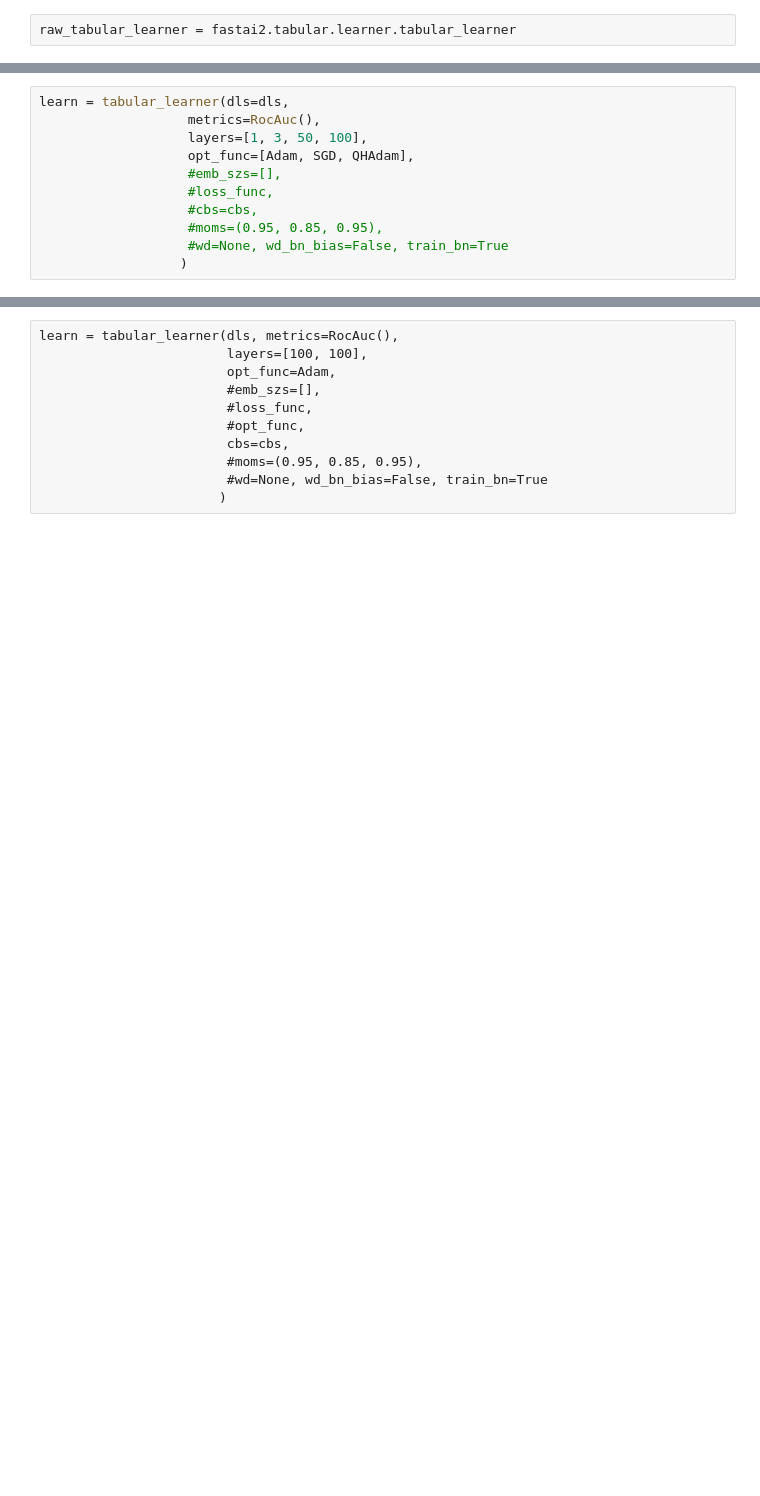
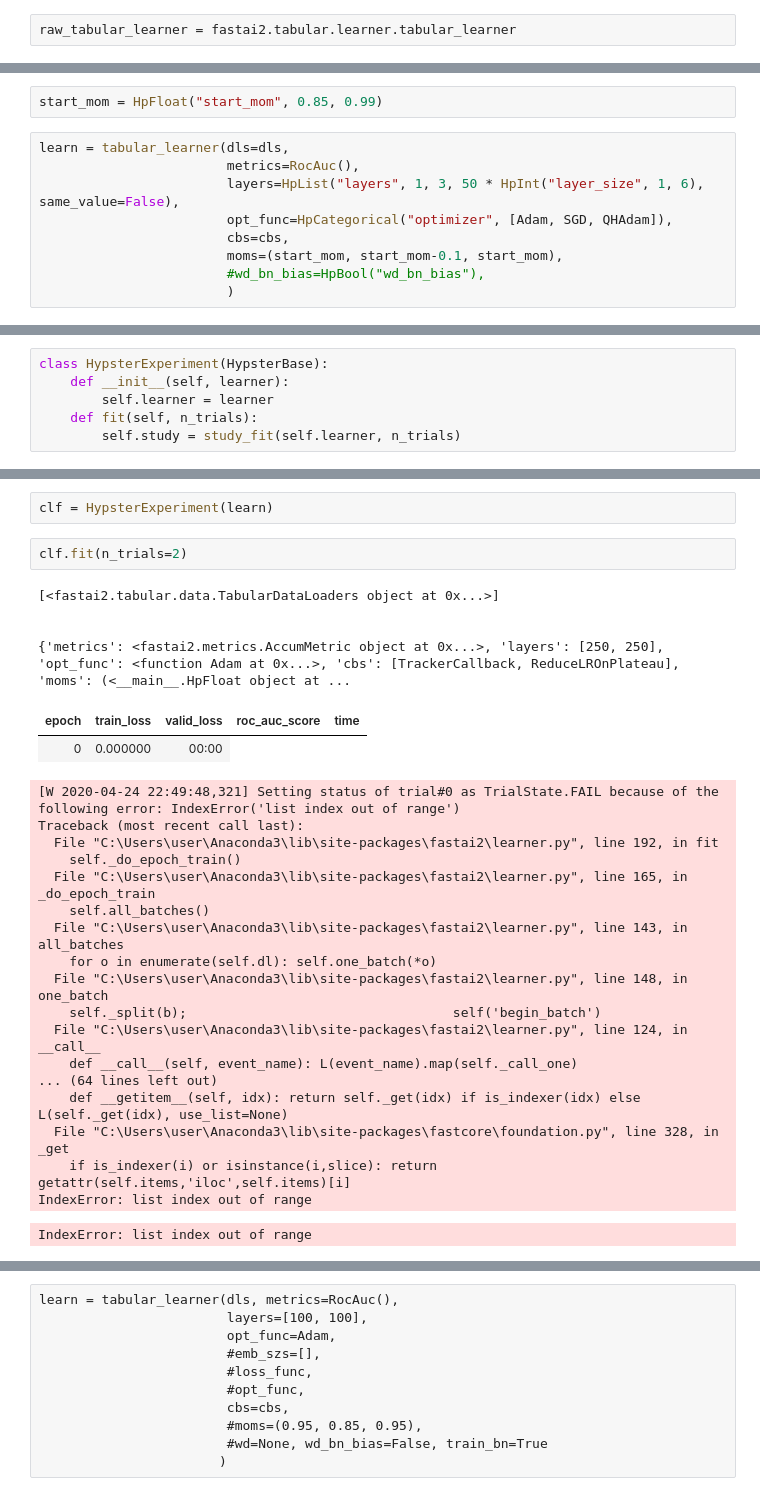
Before and after one commit to gilad-rubin/hypster, a Jupyter notebook: 02_tabular_api.ipynb, the cells around one changed output, grey strips where cells are left out. Drawn from its saved outputs; the diff is of its cells as text; blank space fills up the shorter version.

Commit message:
added lists, tuples and dict support

```diff
--- a/02_tabular_api.ipynb
+++ b/02_tabular_api.ipynb
@@ -92,11 +355,11 @@ def tabular_learner():
+# %%
+start_mom = HpFloat("start_mom", 0.85, 0.99)
 # %%
 learn = tabular_learner(dls=dls,
-                   metrics=RocAuc(),
-                   layers=[1, 3, 50, 100],
-                   opt_func=[Adam, SGD, QHAdam],
-                   #emb_szs=[],
-                   #loss_func,
-                   #cbs=cbs,
-                   #moms=(0.95, 0.85, 0.95),
-                   #wd=None, wd_bn_bias=False, train_bn=True
-                  )
+                        metrics=RocAuc(),
+                        layers=HpList("layers", 1, 3, 50 * HpInt("layer_size", 1, 6), same_value=False),
+                        opt_func=HpCategorical("optimizer", [Adam, SGD, QHAdam]),
+                        cbs=cbs,
+                        moms=(start_mom, start_mom-0.1, start_mom),
+                        #wd_bn_bias=HpBool("wd_bn_bias"),
+                        )
@@ -102,0 +368,6 @@ learn = tabular_learner(dls=dls,
+# %%
+class HypsterExperiment(HypsterBase):
+    def __init__(self, learner):
+        self.learner = learner
+    def fit(self, n_trials):
+        self.study = study_fit(self.learner, n_trials)
@@ -102,0 +425,29 @@ learn = tabular_learner(dls=dls,
+# %%
+clf = HypsterExperiment(learn)
+# %%
+clf.fit(n_trials=2)
+# %% [output]
+[<fastai2.tabular.data.TabularDataLoaders object at 0x...>]
+
+
+{'metrics': <fastai2.metrics.AccumMetric object at 0x...>, 'layers': [250, 250], 'opt_func': <function Adam at 0x...>, 'cbs': [TrackerCallback, ReduceLROnPlateau], 'moms': (<__main__.HpFloat object at ...
+| epoch | train_loss | valid_loss | roc_auc_score | time |
+| 0 | 0.000000 | 00:00 |
+[W 2020-04-24 22:49:48,321] Setting status of trial#0 as TrialState.FAIL because of the following error: IndexError('list index out of range')
+Traceback (most recent call last):
+  File "C:\Users\user\Anaconda3\lib\site-packages\fastai2\learner.py", line 192, in fit
+    self._do_epoch_train()
+  File "C:\Users\user\Anaconda3\lib\site-packages\fastai2\learner.py", line 165, in _do_epoch_train
+    self.all_batches()
+  File "C:\Users\user\Anaconda3\lib\site-packages\fastai2\learner.py", line 143, in all_batches
+    for o in enumerate(self.dl): self.one_batch(*o)
+  File "C:\Users\user\Anaconda3\lib\site-packages\fastai2\learner.py", line 148, in one_batch
+    self._split(b);                                  self('begin_batch')
+  File "C:\Users\user\Anaconda3\lib\site-packages\fastai2\learner.py", line 124, in __call__
+    def __call__(self, event_name): L(event_name).map(self._call_one)
+... (64 lines left out)
+    def __getitem__(self, idx): return self._get(idx) if is_indexer(idx) else L(self._get(idx), use_list=None)
+  File "C:\Users\user\Anaconda3\lib\site-packages\fastcore\foundation.py", line 328, in _get
+    if is_indexer(i) or isinstance(i,slice): return getattr(self.items,'iloc',self.items)[i]
+IndexError: list index out of range
+IndexError: list index out of range
```
Also changed, not shown: parts of 70 cells of this notebook, 3 other files.
